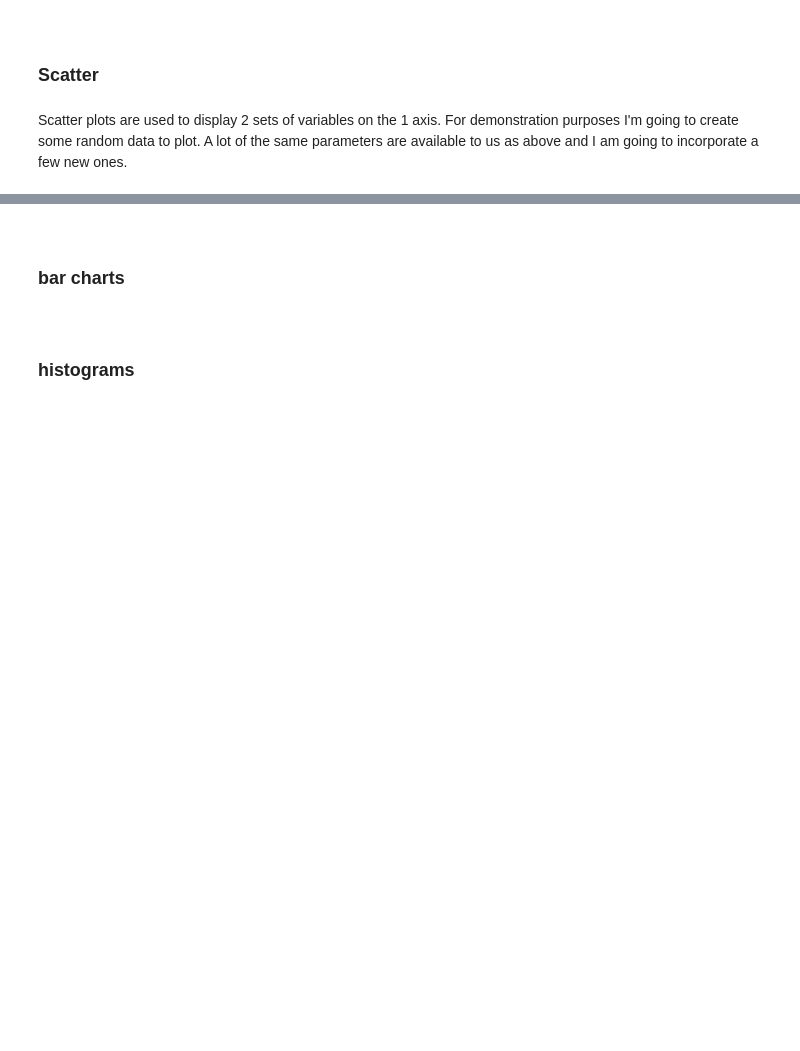
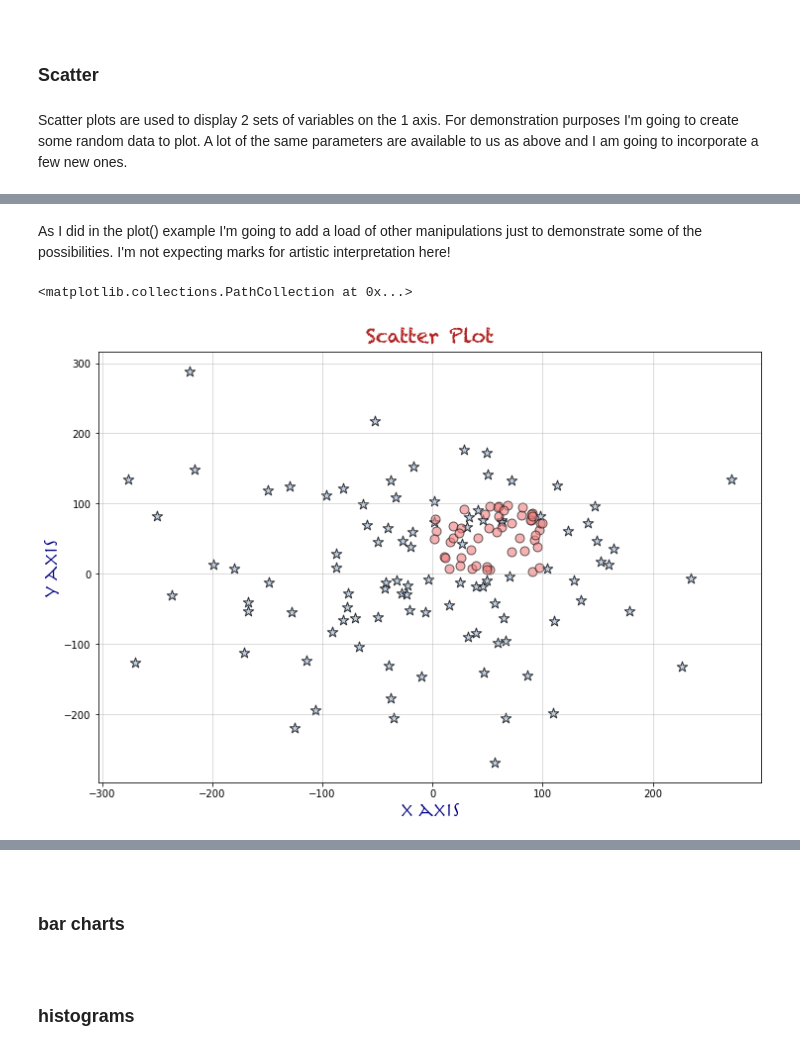
Before and after one commit to Caoimhinv/Fundamentals_Assessment, a Jupyter notebook: pyplot.ipynb, the cells around one changed output, grey strips where cells are left out. Drawn from its saved outputs; the diff is of its cells as text; code cells hidden in the pictures; blank space fills up the shorter version.

```diff
--- a/pyplot.ipynb
+++ b/pyplot.ipynb
@@ -146,0 +158,23 @@ plt.scatter(x,y)
+# %% [markdown]
+As I did in the plot() example I'm going to add a load of other manipulations just to demonstrate some of the possibilities. I'm not expecting marks for artistic interpretation here!
+# %%
+# set the figure size
+plt.figure(figsize=(12, 8))
+
+# sets the x and y labels, specifies their sizes, font and colour
+plt.xlabel("x axis", size=20, fontname="Herculanum", fontsize=20, color='navy')
+plt.ylabel("y axis", size=20, fontname="Herculanum", fontsize=20, color='navy')
+
+# sets the title and specifies size, font and colour
+plt.title("Scatter Plot", size=20, fontname="Chalkduster", color='firebrick')
+
+# creates a background grid and specifies the colour and transparency
+plt.grid(True, color='darkgrey', alpha=0.5)
+
+# creates the scatter plot. specifies colour, marker size (s), transparency (alpha),
+# marker style (marker), and edgecolor
+plt.scatter(x,y, color='lightsteelblue', s=120, alpha=0.8, marker='*', edgecolors='k')
+plt.scatter(a,b, color='lightcoral', s=80, alpha=0.6, marker='o', edgecolors='k')
+# %% [output]
+<matplotlib.collections.PathCollection at 0x...>
+[figure, added]
```
Also changed, not shown: parts of 23 cells of this notebook, 1 other file.
